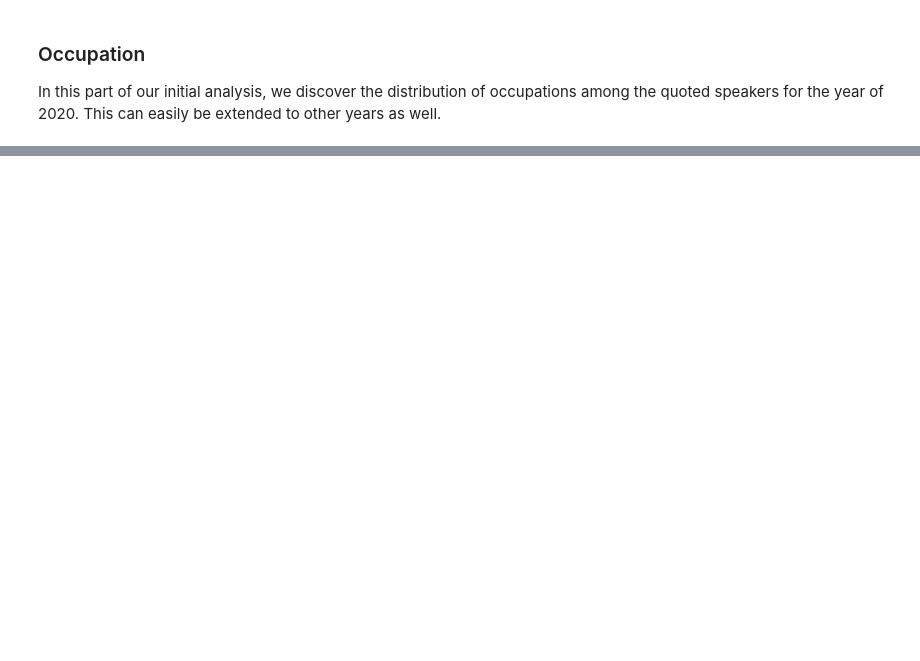
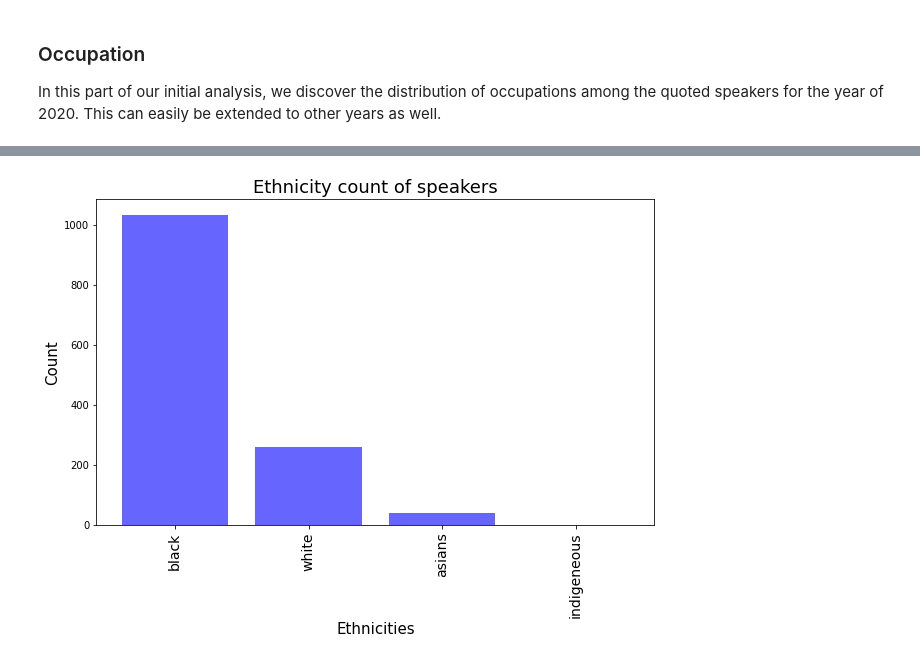
Before and after one commit to epfl-ada/ada-2021-project-quotebankers, a Jupyter notebook: initial_analysys.ipynb, the cells around one changed output, grey strips where cells are left out. Saved outputs shown, nothing was run; the diff lists cells and outputs as text; code cells hidden in the pictures; blank space fills up the shorter version.

```diff
--- a/initial_analysys.ipynb
+++ b/initial_analysys.ipynb
@@ -109,0 +152,34 @@ We see that the greater number of quoted speakers are politicians, followed by f
+# %%
+ethnic_ids = [ethnic_id[0] for ethnic_id in authors.ethnic_group.values if not ethnic_id is None]
+ethnic_count = Counter(ethnic_ids)
+
+# Manual grouping of the top 20 ethnicity groups into: black, white and asian (ethnicities that American companies normally use)
+ethnic_count_manual = {'black':  ethnic_count['Q49085'] + ethnic_count['Q190168'] + ethnic_count['Q244157'] +
+                                 ethnic_count['Q33938'] + ethnic_count['Q129962'],
+
+                       'white':  ethnic_count['Q7325'] + ethnic_count['Q678551'] + ethnic_count['Q2325516'] +
+                                 ethnic_count['Q170826'] + ethnic_count['Q974693'] + ethnic_count['Q1075293'] +
+                                 ethnic_count['Q42406'] + ethnic_count['Q842438'] + ethnic_count['Q49078'] +
+                                 ethnic_count['Q79797'] + ethnic_count['Q7994501'] + ethnic_count['Ashkenazi Jews'],
+
+                       'asians': ethnic_count['Q932244'] + ethnic_count['Q854323'] + ethnic_count['Q862086'],
+
+                       'indigeneous': 0
+                      }
+
+ethnic_count_sorted = dict(sorted(ethnic_count_manual.items(), key=lambda x: x[1], reverse=True))
+# ethnic_count_sorted = dict(sorted(ethnic_count.items(), key=lambda x: x[1], reverse=True))
+top_20_ethnicities = dict(itertools.islice(ethnic_count_sorted.items(), 20))
+
+# Query wikidata for occupation labels
+# top_20_ethnicities_labels = [get_entity_dict_from_api(item)['labels']['en']['value'] for item in top_20_ethnicities.keys()]
+# %%
+# Plot
+_ = plt.figure(figsize=(10, 6))
+_ = plt.title('Ethnicity count of speakers', fontsize=18)
+_ = plt.xlabel('Ethnicities', fontsize=15)
+_ = plt.ylabel('Count', fontsize=15)
+_ = plt.bar(top_20_ethnicities.keys(), top_20_ethnicities.values(), color='b', log=False, alpha=0.6)
+_ = plt.xticks(range(len(top_20_ethnicities)), top_20_ethnicities, rotation=90, fontsize=14)
+# %% [output]
+[figure, added]
```
Also changed, not shown: parts of 17 cells of this notebook.
